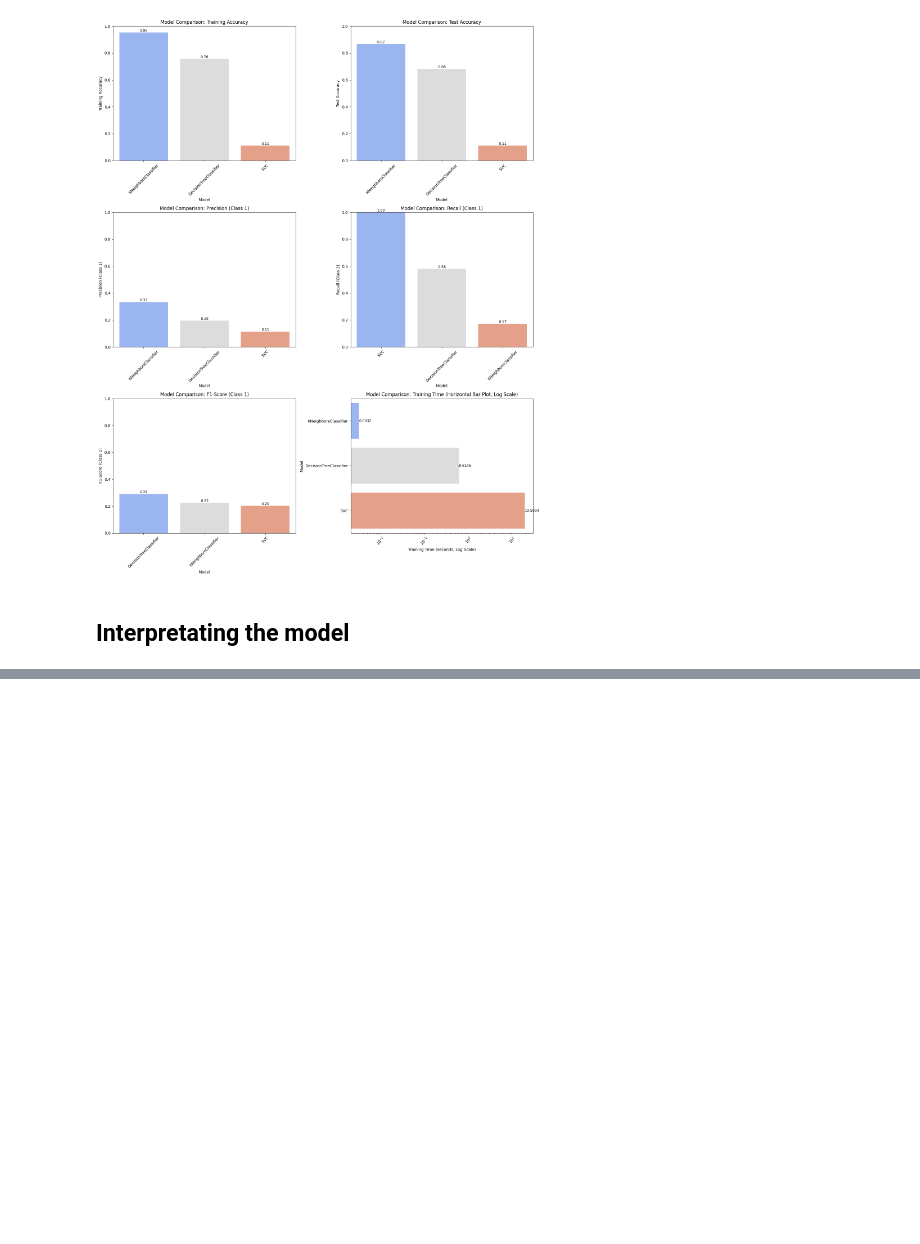
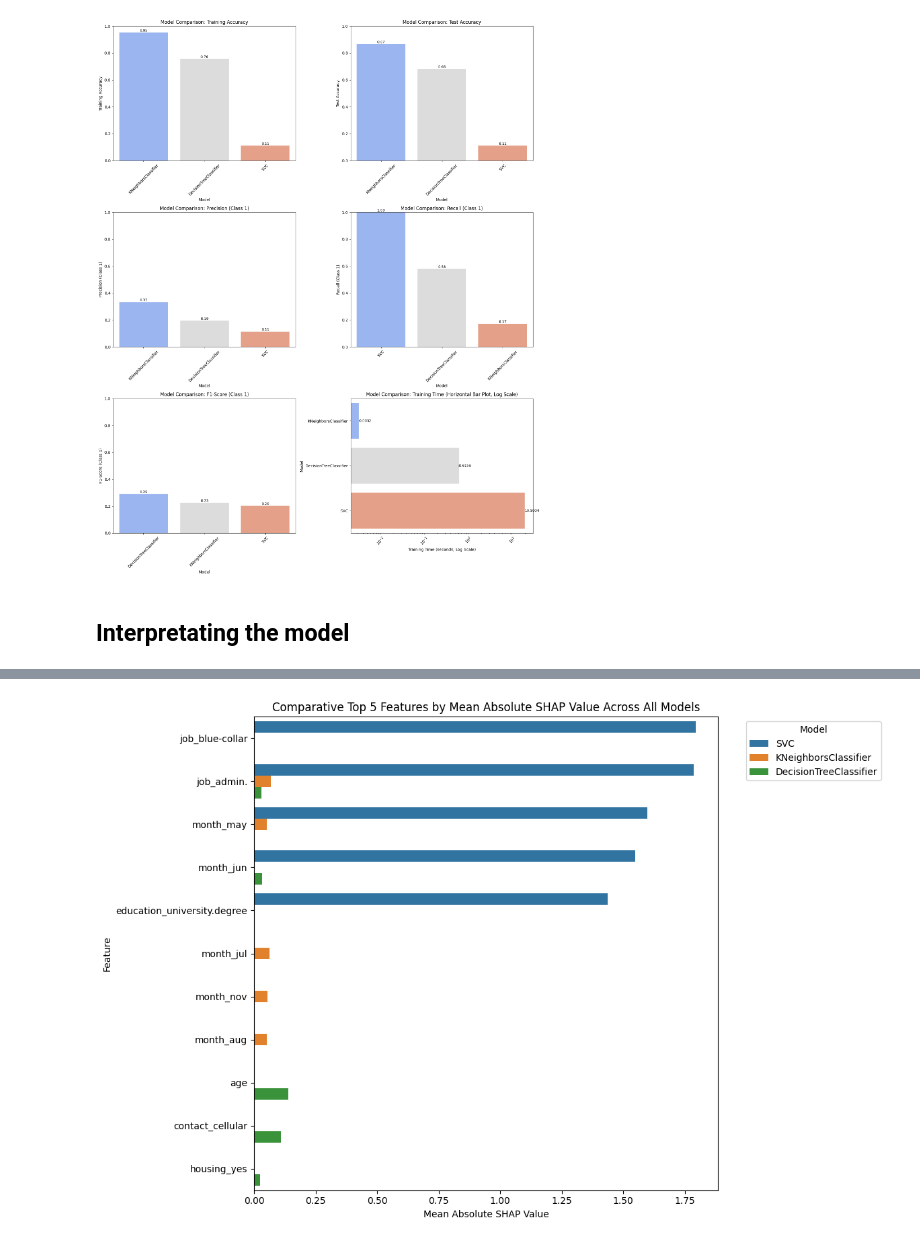
Before and after one commit to tnralakus/subscription_prediction, a Jupyter notebook: prompt_III.ipynb, the cells around one changed output, grey strips where cells are left out. Drawn from its saved outputs; the diff is of its cells as text; code cells hidden in the pictures; blank space fills up the shorter version.

```diff
--- a/prompt_III.ipynb
+++ b/prompt_III.ipynb
@@ -1310,0 +1330,20 @@ plot_feature_importance(best_dt_model_with_balanced, all_column_names, 'Tuned De
+# %%
+# Combine top features from all models for comparison
+all_top_features = []
+for model_name, shap_values in model_shap_data.items():
+    top_features_df = get_top_shap_features(shap_values, all_column_names, top_n=5)
+    top_features_df['Model'] = model_name
+    all_top_features.append(top_features_df)
+
+combined_top_features_df = pd.concat(all_top_features)
+
+plt.figure(figsize=(12, 8))
+sns.barplot(x='Mean_Abs_SHAP', y='Feature', hue='Model', data=combined_top_features_df.sort_values(by=['Model', 'Mean_Abs_SHAP'], ascending=False), palette='tab10')
+plt.title('Comparative Top 5 Features by Mean Absolute SHAP Value Across All Models')
+plt.xlabel('Mean Absolute SHAP Value')
+plt.ylabel('Feature')
+plt.legend(title='Model', bbox_to_anchor=(1.05, 1), loc='upper left')
+plt.tight_layout()
+plt.show()
+# %% [output]
+[figure, added]
```
Also changed, not shown: parts of 10 cells of this notebook.
